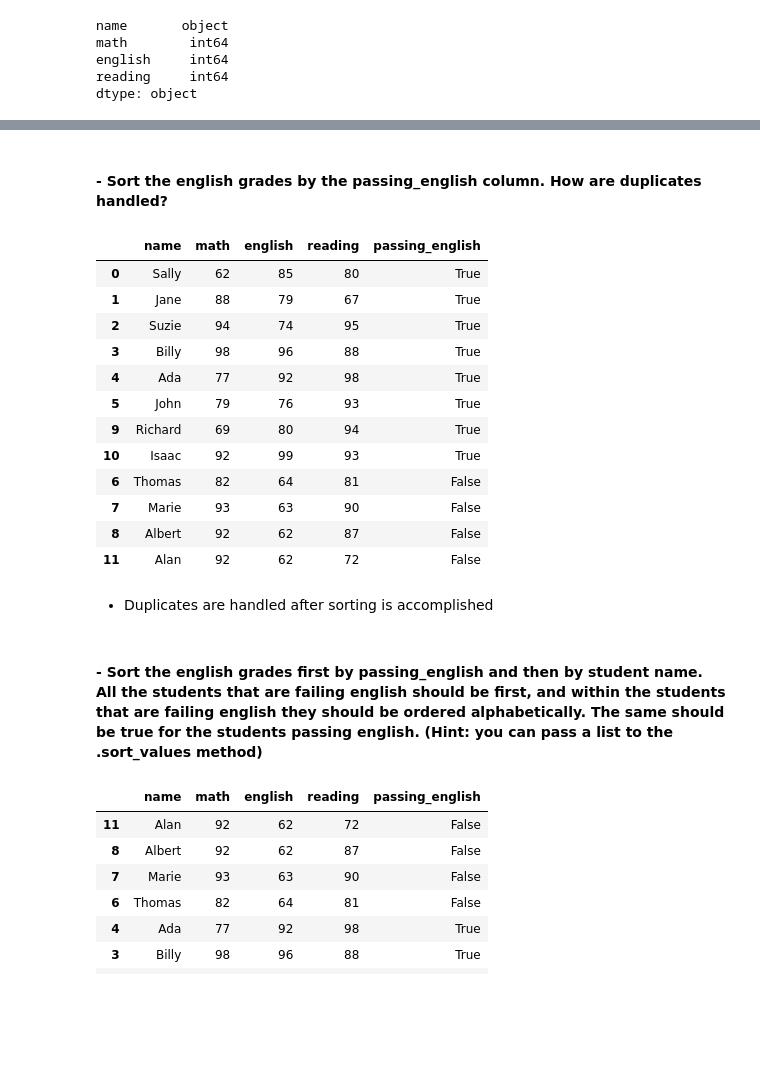
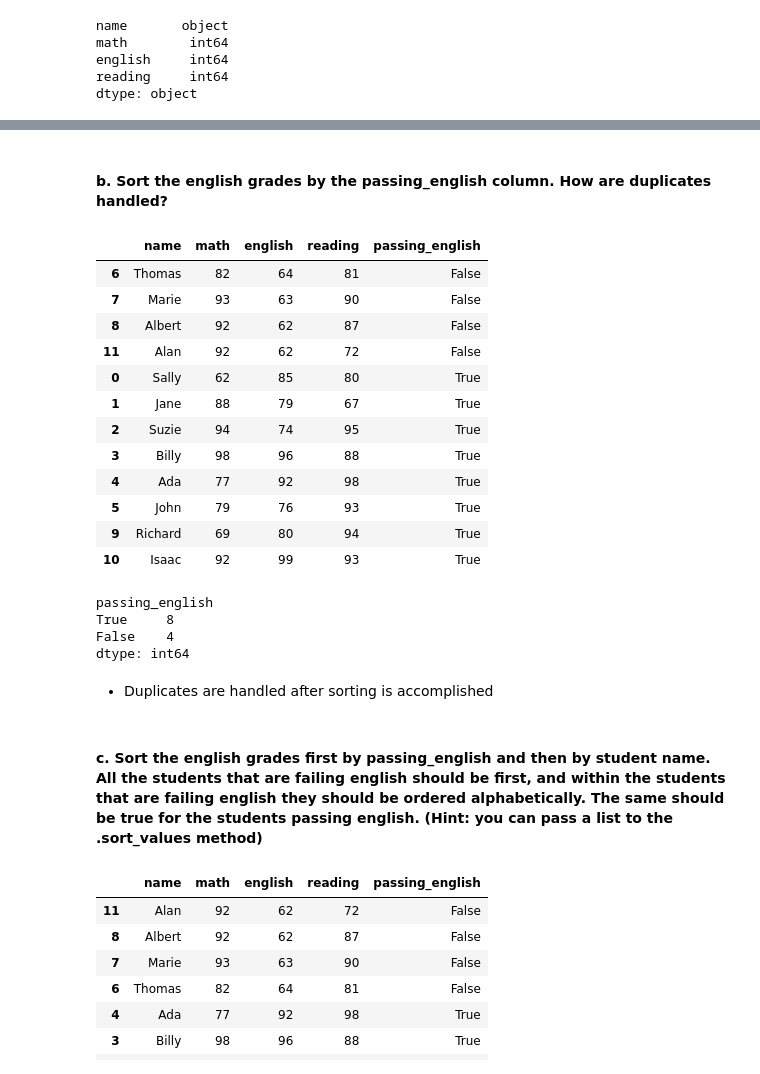
Before and after one commit to Marc-Aradillas/numpy-pandas-visualization-exercises, a Jupyter notebook: dataframes.ipynb, the cells around one changed output, grey strips where cells are left out. Cells and saved outputs as stored; diff of their text form; code cells hidden in the pictures; blank space fills up the shorter version.

```diff
--- a/dataframes.ipynb
+++ b/dataframes.ipynb
@@ -122,9 +131,13 @@ dtype: int64
 # %% [markdown]
-#### - Sort the english grades by the passing_english column. How are duplicates handled?
+#### b. Sort the english grades by the passing_english column. How are duplicates handled?
 # %%
-df.sort_values(by = 'passing_english', ascending=False)
+df.sort_values('passing_english')
 # %% [output]
 |  | name | math | english | reading | passing_english |
+| 6 | Thomas | 82 | 64 | 81 | False |
+| 7 | Marie | 93 | 63 | 90 | False |
+| 8 | Albert | 92 | 62 | 87 | False |
+| 11 | Alan | 92 | 62 | 72 | False |
 | 0 | Sally | 62 | 85 | 80 | True |
 | 1 | Jane | 88 | 79 | 67 | True |
 | 2 | Suzie | 94 | 74 | 95 | True |
@@ -133,14 +146,17 @@ df.sort_values(by = 'passing_english', ascending=False)
 | 5 | John | 79 | 76 | 93 | True |
 | 9 | Richard | 69 | 80 | 94 | True |
 | 10 | Isaac | 92 | 99 | 93 | True |
-| 6 | Thomas | 82 | 64 | 81 | False |
-| 7 | Marie | 93 | 63 | 90 | False |
-| 8 | Albert | 92 | 62 | 87 | False |
-| 11 | Alan | 92 | 62 | 72 | False |
+# %%
+df.value_counts('passing_english')
+# %% [output]
+passing_english
+True     8
+False    4
+dtype: int64
 # %% [markdown]
 - Duplicates are handled after sorting is accomplished
 # %% [markdown]
-#### - Sort the english grades first by passing_english and then by student name. All the students that are failing english should be first, and within the students that are failing english they should be ordered alphabetically. The same should be true for the students passing english. (Hint: you can pass a list to the .sort_values method)
+#### c. Sort the english grades first by passing_english and then by student name. All the students that are failing english should be first, and within the students that are failing english they should be ordered alphabetically. The same should be true for the students passing english. (Hint: you can pass a list to the .sort_values method)
 # %%
 df.sort_values(by = ['passing_english', 'name'], ascending=True)
 # %% [output]
```
Also changed, not shown: parts of 55 cells of this notebook, 1 other file.
